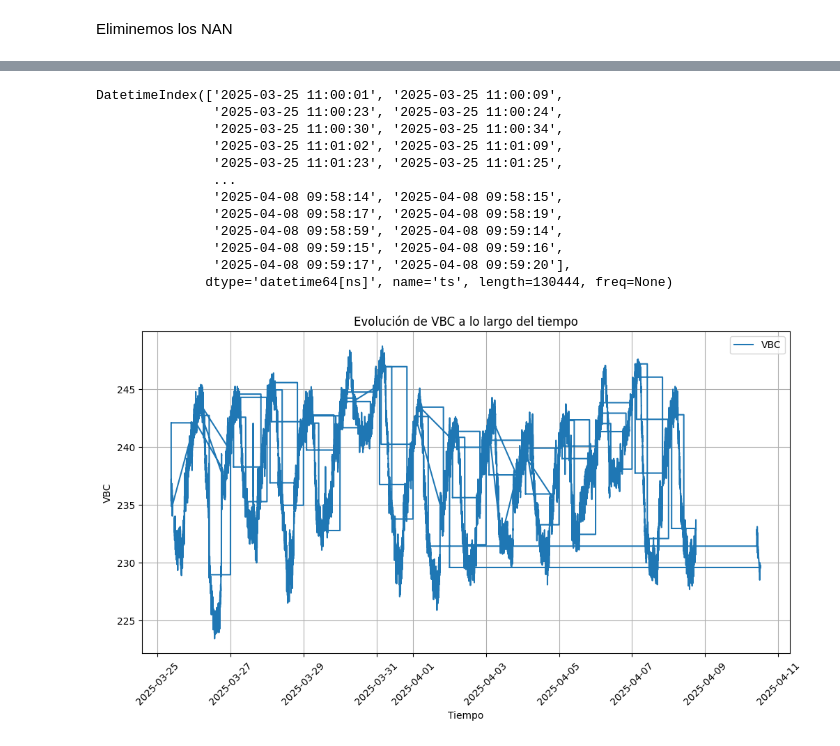
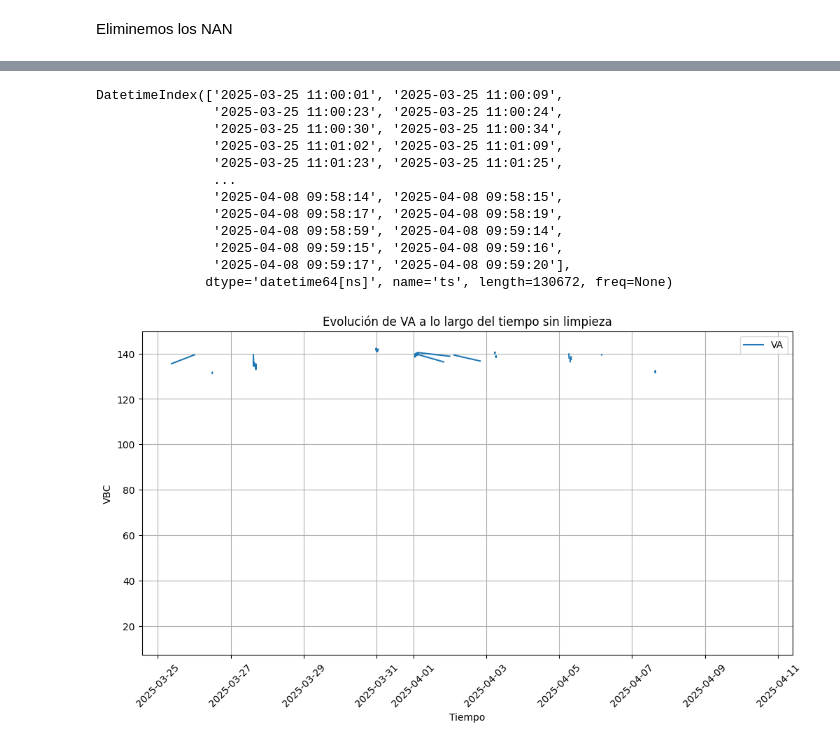
Before and after one commit to jose1645/AWS-HMI, a Jupyter notebook: Notebooks/Escaneo_data_mqtt.ipynb, the cells around one changed output, grey strips where cells are left out. Cells and saved outputs as stored; diff of their text form; code cells hidden in the pictures.

```diff
--- a/Notebooks/Escaneo_data_mqtt.ipynb
+++ b/Notebooks/Escaneo_data_mqtt.ipynb
@@ -233,7 +132,9 @@ Name: VBC, Length: 4174, dtype: object
 # %%
 for column in final_df:
     if column =="ts":
-        print("esta no se convierte")
+        final_df[column] = final_df[column].apply(lambda x: x[0] if isinstance(x, list) else x)
+        final_df[column] = pd.to_datetime(final_df[column], errors='coerce')
+
     else:
         final_df[column] = final_df[column].apply(lambda x: x[0] if isinstance(x, list) else x)
         # Convertir la columna a tipo flotante
@@ -243,4 +141,0 @@ esta no se convierte
-# %%
-final_df.dtypes
-final_df.head()
-final_df= final_df.reset_index()  # Mueve 'ts' de índice a columna normal
@@ -247,3 +144,4 @@ final_df= final_df.reset_index()  # Mueve 'ts' de índice a columna normal
 # %%
+final_df = final_df.set_index('ts')
 final_df.dtypes
 # %% [output]
@@ -265,5 +161,2 @@ Los tipos de datos ya estan listos, ahora procedemos a normalizar el dataframe
 # %%
-final_df.set_index('ts', inplace=True)
-
-# Agrupar por minuto y realizar agregaciones (por ejemplo, tomando el primer valor de cada grupo)
 df_resampled = final_df.resample('min').first()  # 'min' es el código para "minuto"
@@ -385,33 +267,33 @@ DatetimeIndex(['2025-03-25 09:00:00', '2025-03-25 09:01:00',
 # %%
 import pandas as pd
 import numpy as np
 import matplotlib.pyplot as plt
 
 # Supón que tienes el DataFrame `df` con un índice temporal
 # Ver la estructura del índice de tiempo
 print(final_df.index)
 
 # Graficar alguna variable (por ejemplo, 'VBC') para ver su evolución en el tiempo
 plt.figure(figsize=(12, 6))
-plt.plot(final_df.index, final_df['VBC'], label='VBC')
+plt.plot(final_df.index, final_df['VA'], label='VA')
 plt.xlabel('Tiempo')
 plt.ylabel('VBC')
-plt.title('Evolución de VBC a lo largo del tiempo')
+plt.title('Evolución de VA a lo largo del tiempo sin limpieza')
 plt.xticks(rotation=45)
 plt.grid(True)
 plt.legend()
 plt.show()
 # %% [output]
 DatetimeIndex(['2025-03-25 11:00:01', '2025-03-25 11:00:09',
                '2025-03-25 11:00:23', '2025-03-25 11:00:24',
                '2025-03-25 11:00:30', '2025-03-25 11:00:34',
                '2025-03-25 11:01:02', '2025-03-25 11:01:09',
                '2025-03-25 11:01:23', '2025-03-25 11:01:25',
                ...
                '2025-04-08 09:58:14', '2025-04-08 09:58:15',
                '2025-04-08 09:58:17', '2025-04-08 09:58:19',
                '2025-04-08 09:58:59', '2025-04-08 09:59:14',
                '2025-04-08 09:59:15', '2025-04-08 09:59:16',
                '2025-04-08 09:59:17', '2025-04-08 09:59:20'],
-              dtype='datetime64[ns]', name='ts', length=130444, freq=None)
+              dtype='datetime64[ns]', name='ts', length=130672, freq=None)
-[figure, old version]
+[figure, new version]
```
Also changed, not shown: parts of 13 cells of this notebook.
